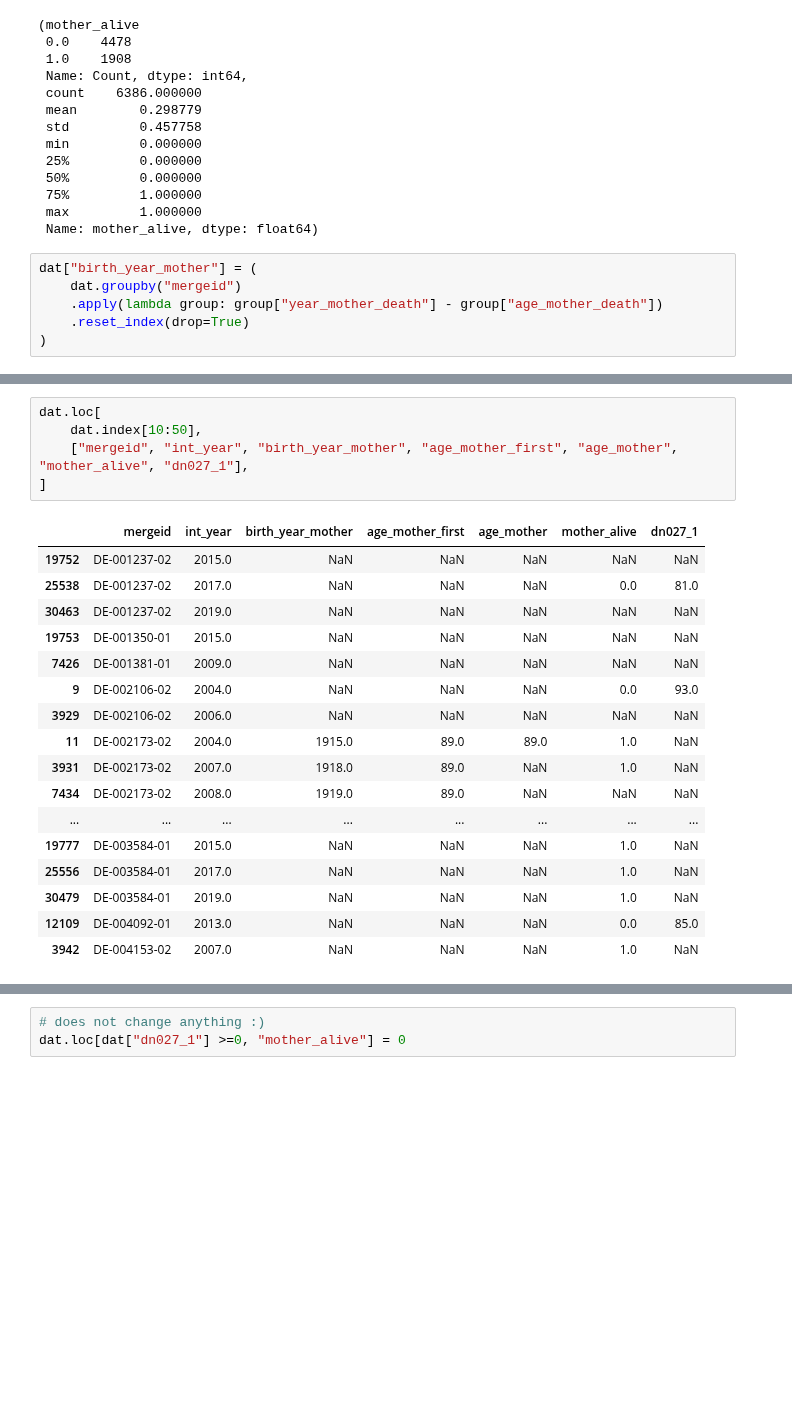
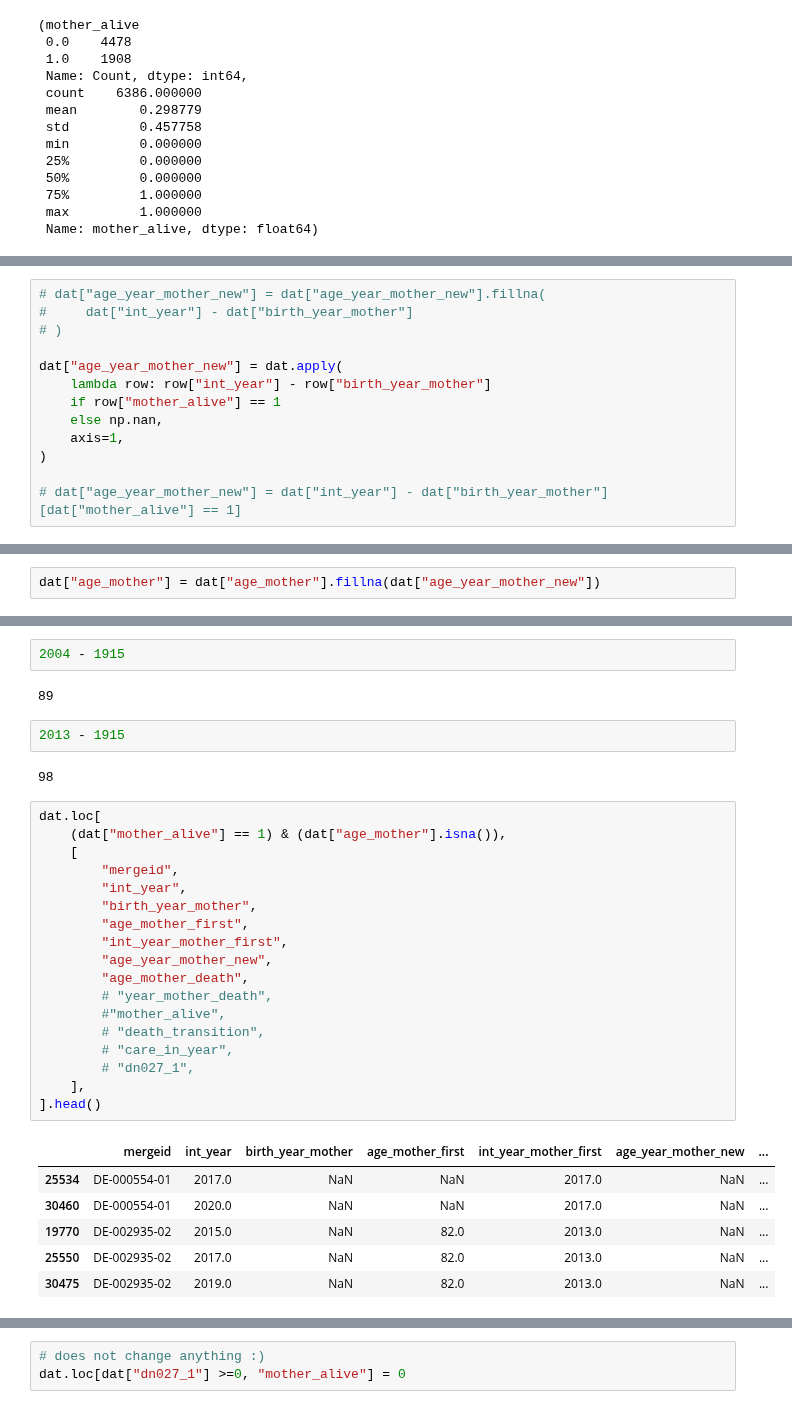
Before and after one commit to segsell/elder_care, a Jupyter notebook: src/parental_care/sandbox/estimation_data.ipynb, the cells around one changed output, grey strips where cells are left out. Saved outputs shown, nothing was run; the diff lists cells and outputs as text; blank space fills up the shorter version.

```diff
--- a/src/parental_care/sandbox/estimation_data.ipynb
+++ b/src/parental_care/sandbox/estimation_data.ipynb
@@ -1862,9 +1911,3 @@ table(dat["mother_alive"]), dat["mother_alive"].describe()
  75%         1.000000
  max         1.000000
  Name: mother_alive, dtype: float64)
-# %%
-dat["birth_year_mother"] = (
-    dat.groupby("mergeid")
-    .apply(lambda group: group["year_mother_death"] - group["age_mother_death"])
-    .reset_index(drop=True)
-)
@@ -1870,0 +1936,13 @@ dat["birth_year_mother"] = (
+# %%
+# dat["age_year_mother_new"] = dat["age_year_mother_new"].fillna(
+#     dat["int_year"] - dat["birth_year_mother"]
+# )
+
+dat["age_year_mother_new"] = dat.apply(
+    lambda row: row["int_year"] - row["birth_year_mother"]
+    if row["mother_alive"] == 1
+    else np.nan,
+    axis=1,
+)
+
+# dat["age_year_mother_new"] = dat["int_year"] - dat["birth_year_mother"][dat["mother_alive"] == 1]
@@ -1870,0 +1960,2 @@ dat["birth_year_mother"] = (
+# %%
+dat["age_mother"] = dat["age_mother"].fillna(dat["age_year_mother_new"])
@@ -1934,23 +2003,33 @@ Name: Count, dtype: int64
+# %%
+2004 - 1915
+# %% [output]
+89
+# %%
+2013 - 1915
+# %% [output]
+98
 # %%
 dat.loc[
-    dat.index[10:50],
-    ["mergeid", "int_year", "birth_year_mother", "age_mother_first", "age_mother", "mother_alive", "dn027_1"],
-]
+    (dat["mother_alive"] == 1) & (dat["age_mother"].isna()),
+    [
+        "mergeid",
+        "int_year",
+        "birth_year_mother",
+        "age_mother_first",
+        "int_year_mother_first",
+        "age_year_mother_new",
+        "age_mother_death",
+        # "year_mother_death",
+        #"mother_alive",
+        # "death_transition",
+        # "care_in_year",
+        # "dn027_1",
+    ],
+].head()
 # %% [output]
-|  | mergeid | int_year | birth_year_mother | age_mother_first | age_mother | mother_alive | dn027_1 |
-| 19752 | DE-001237-02 | 2015.0 | NaN | NaN | NaN | NaN | NaN |
-| 25538 | DE-001237-02 | 2017.0 | NaN | NaN | NaN | 0.0 | 81.0 |
-| 30463 | DE-001237-02 | 2019.0 | NaN | NaN | NaN | NaN | NaN |
-| 19753 | DE-001350-01 | 2015.0 | NaN | NaN | NaN | NaN | NaN |
-| 7426 | DE-001381-01 | 2009.0 | NaN | NaN | NaN | NaN | NaN |
-| 9 | DE-002106-02 | 2004.0 | NaN | NaN | NaN | 0.0 | 93.0 |
-| 3929 | DE-002106-02 | 2006.0 | NaN | NaN | NaN | NaN | NaN |
-| 11 | DE-002173-02 | 2004.0 | 1915.0 | 89.0 | 89.0 | 1.0 | NaN |
-| 3931 | DE-002173-02 | 2007.0 | 1918.0 | 89.0 | NaN | 1.0 | NaN |
-| 7434 | DE-002173-02 | 2008.0 | 1919.0 | 89.0 | NaN | NaN | NaN |
-| ... | ... | ... | ... | ... | ... | ... | ... |
-| 19777 | DE-003584-01 | 2015.0 | NaN | NaN | NaN | 1.0 | NaN |
-| 25556 | DE-003584-01 | 2017.0 | NaN | NaN | NaN | 1.0 | NaN |
-| 30479 | DE-003584-01 | 2019.0 | NaN | NaN | NaN | 1.0 | NaN |
-| 12109 | DE-004092-01 | 2013.0 | NaN | NaN | NaN | 0.0 | 85.0 |
-| 3942 | DE-004153-02 | 2007.0 | NaN | NaN | NaN | 1.0 | NaN |
+|  | mergeid | int_year | birth_year_mother | age_mother_first | int_year_mother_first | age_year_mother_new | ... |
+| 25534 | DE-000554-01 | 2017.0 | NaN | NaN | 2017.0 | NaN | ... |
+| 30460 | DE-000554-01 | 2020.0 | NaN | NaN | 2017.0 | NaN | ... |
+| 19770 | DE-002935-02 | 2015.0 | NaN | 82.0 | 2013.0 | NaN | ... |
+| 25550 | DE-002935-02 | 2017.0 | NaN | 82.0 | 2013.0 | NaN | ... |
+| 30475 | DE-002935-02 | 2019.0 | NaN | 82.0 | 2013.0 | NaN | ... |
```
Also changed, not shown: parts of 92 cells of this notebook.
